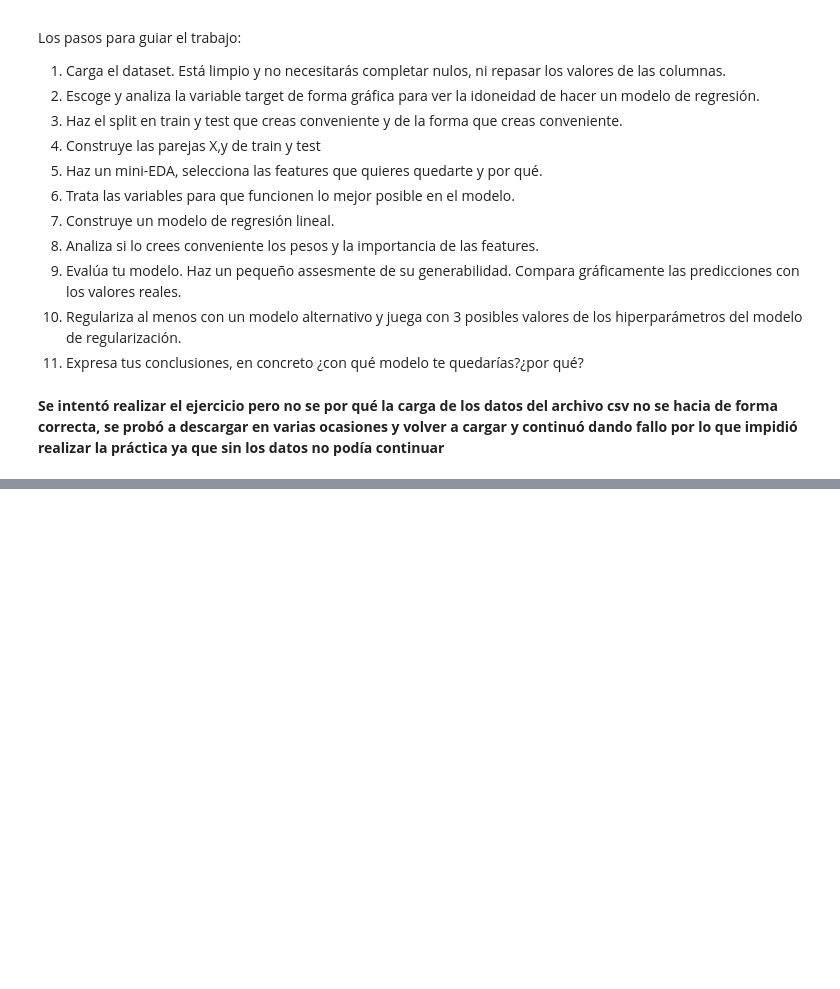
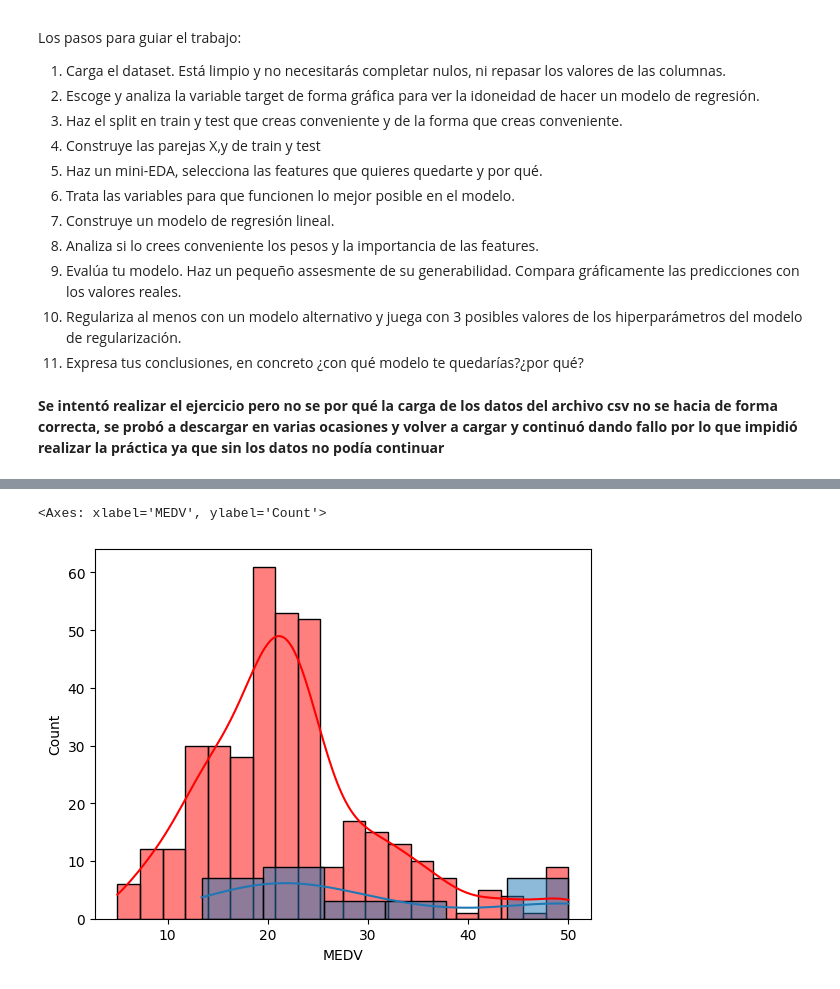
Before and after one commit to Adrinebr/ONLINE_DS_THEBRIDGE_ADRINEBR, a Jupyter notebook: 18_Practica_Obligatoria_Regresion_Lineal_y_Regularización.ipynb, the cells around one changed output, grey strips where cells are left out. Saved outputs shown, nothing was run; the diff lists cells and outputs as text; code cells hidden in the pictures; blank space fills up the shorter version.

```diff
--- a/18_Practica_Obligatoria_Regresion_Lineal_y_Regularización.ipynb
+++ b/18_Practica_Obligatoria_Regresion_Lineal_y_Regularización.ipynb
@@ -132,0 +104,6 @@ df_eda = ['ZN','INDUS','NOX', 'RM', 'DIS', 'TAX']
+# %%
+sns.histplot(x = target, data = train_set[train_set.CHAS == 0], kde = True, color = "red")
+sns.histplot(x = target, data = train_set[train_set.CHAS == 1], kde = True)
+# %% [output]
+<Axes: xlabel='MEDV', ylabel='Count'>
+[figure, added]
```
Also changed, not shown: parts of 36 cells of this notebook.
